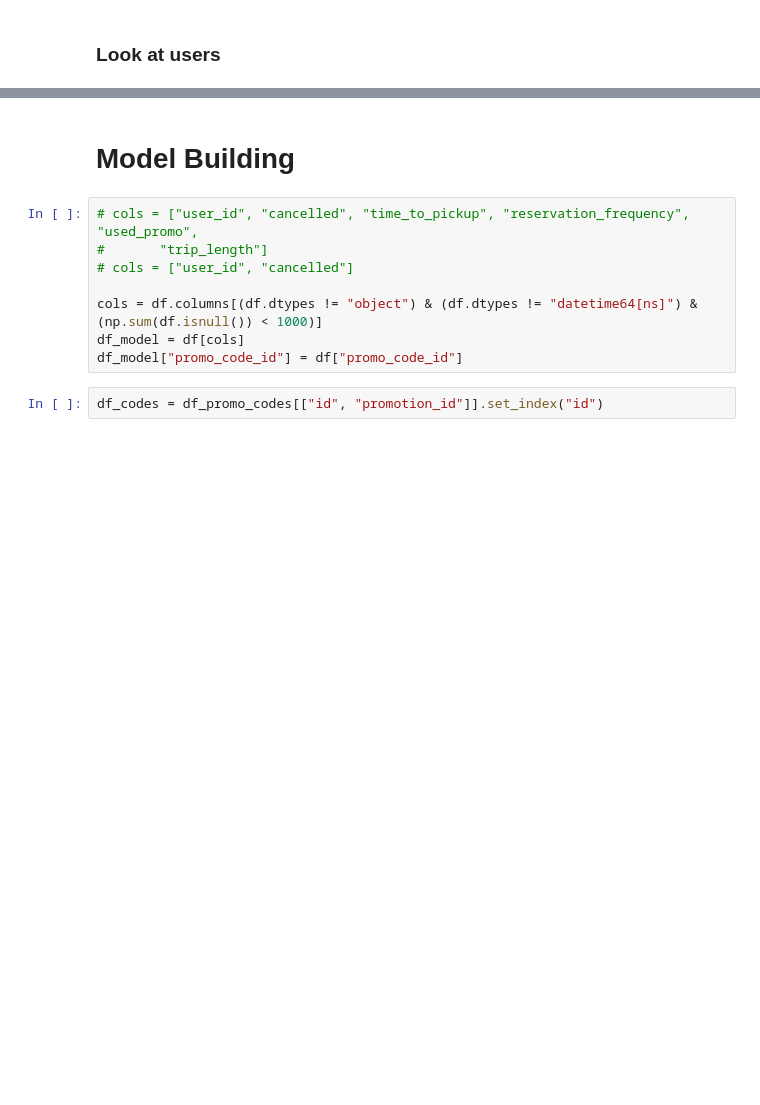
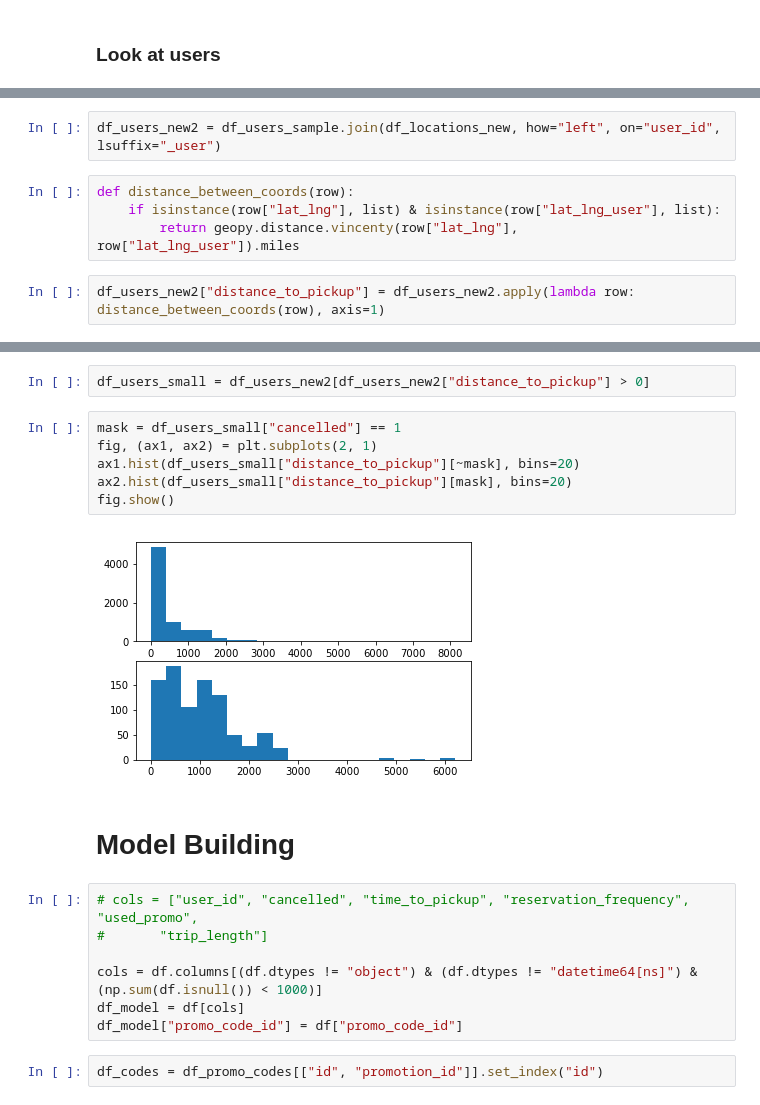
Before and after one commit to mengeling/silvercar-cancellation-predictor, a Jupyter notebook: EDA/silvercar.ipynb, the cells around one changed output, grey strips where cells are left out. Cells and saved outputs as stored; diff of their text form; blank space fills up the shorter version.

Commit message:
Continued user data EDA (particularly distance to pickup location)

```diff
--- a/EDA/silvercar.ipynb
+++ b/EDA/silvercar.ipynb
@@ -452,0 +545,8 @@ df_promos_new.groupby("value").mean()
+# %%
+df_users_new2 = df_users_sample.join(df_locations_new, how="left", on="user_id", lsuffix="_user")
+# %%
+def distance_between_coords(row):
+    if isinstance(row["lat_lng"], list) & isinstance(row["lat_lng_user"], list):
+        return geopy.distance.vincenty(row["lat_lng"], row["lat_lng_user"]).miles
+# %%
+df_users_new2["distance_to_pickup"] = df_users_new2.apply(lambda row: distance_between_coords(row), axis=1)
@@ -453,9 +594,18 @@ df_promos_new.groupby("value").mean()
+# %%
+df_users_small = df_users_new2[df_users_new2["distance_to_pickup"] > 0]
+# %%
+mask = df_users_small["cancelled"] == 1
+fig, (ax1, ax2) = plt.subplots(2, 1)
+ax1.hist(df_users_small["distance_to_pickup"][~mask], bins=20)
+ax2.hist(df_users_small["distance_to_pickup"][mask], bins=20)
+fig.show()
+# %% [output]
+[figure, added]
 # %% [markdown]
 # Model Building
 # %%
 # cols = ["user_id", "cancelled", "time_to_pickup", "reservation_frequency", "used_promo",
 #       "trip_length"]
-# cols = ["user_id", "cancelled"]
 
 cols = df.columns[(df.dtypes != "object") & (df.dtypes != "datetime64[ns]") & (np.sum(df.isnull()) < 1000)]
 df_model = df[cols]
```
Also changed, not shown: parts of 34 cells of this notebook.
